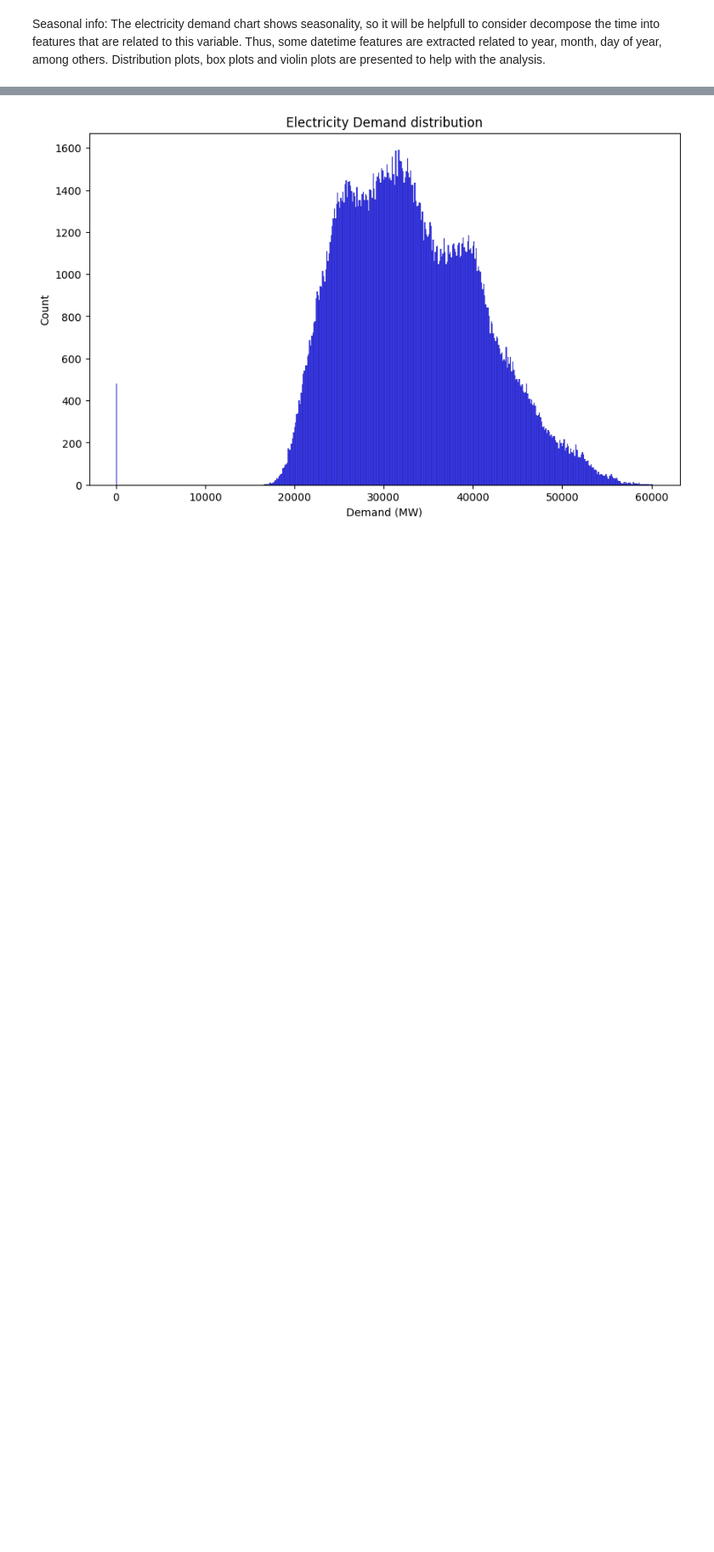
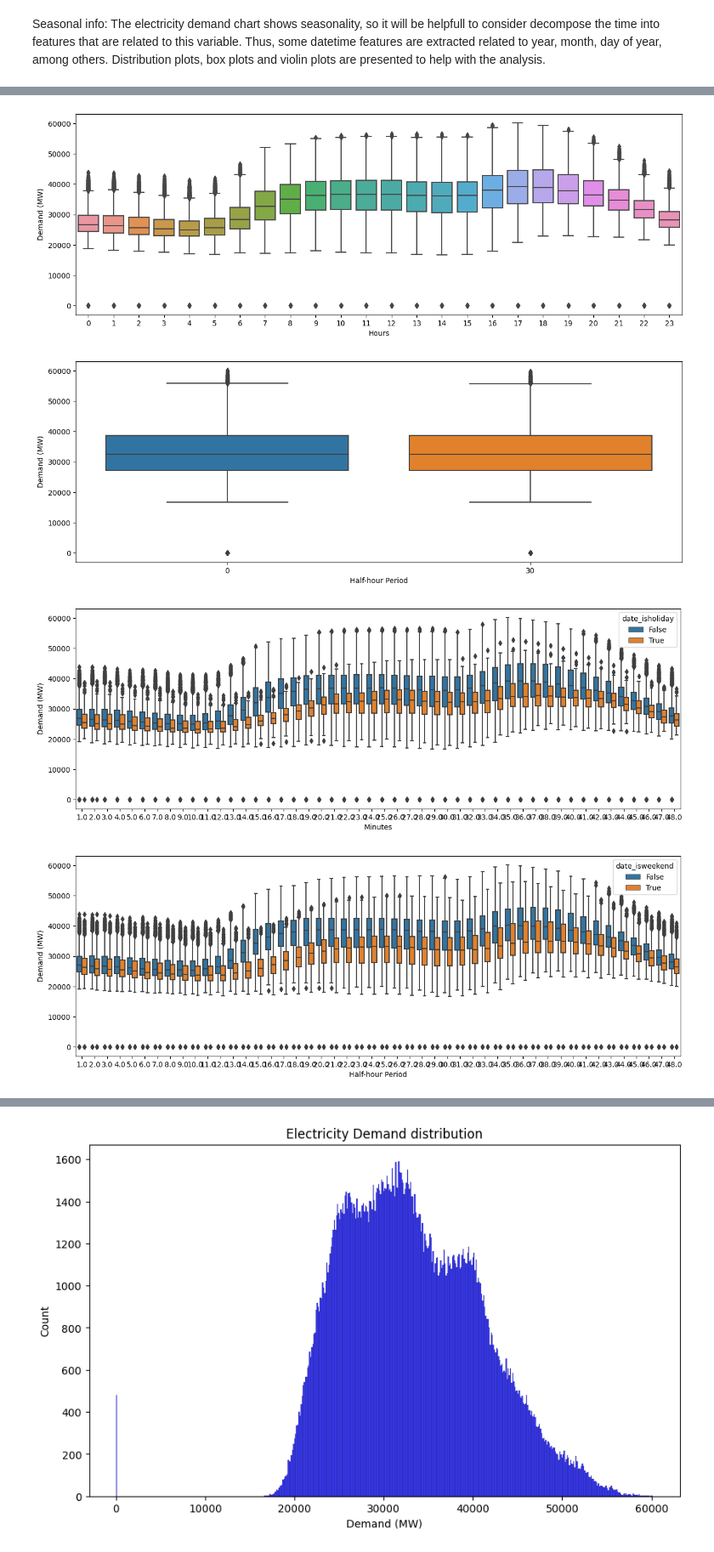
Before and after one commit to avillalon-dev/Forecasting.ElectricityDemand.UK, a Jupyter notebook: forecast_electricity_demand.ipynb, the cells around one changed output, grey strips where cells are left out. Shown at 85% size. Saved outputs shown, nothing was run; the diff lists cells and outputs as text; code cells hidden in the pictures; blank space fills up the shorter version.

```diff
--- a/forecast_electricity_demand.ipynb
+++ b/forecast_electricity_demand.ipynb
@@ -194,0 +216,8 @@ plot_variables(df_energy, df_energy.columns[1:], start_date=datetime(2009, 1, 1)
+# %%
+df_energy_time = pd.merge(df_datetime, df_energy[['datetime', 'tsd']], on='datetime', how='left')
+plot_seasonal_day_week(df_energy_time)
+# %% [output]
+[figure, added]
+[figure, added]
+[figure, added]
+[figure, added]
```
Also changed, not shown: parts of 12 cells of this notebook, 1 other file.
